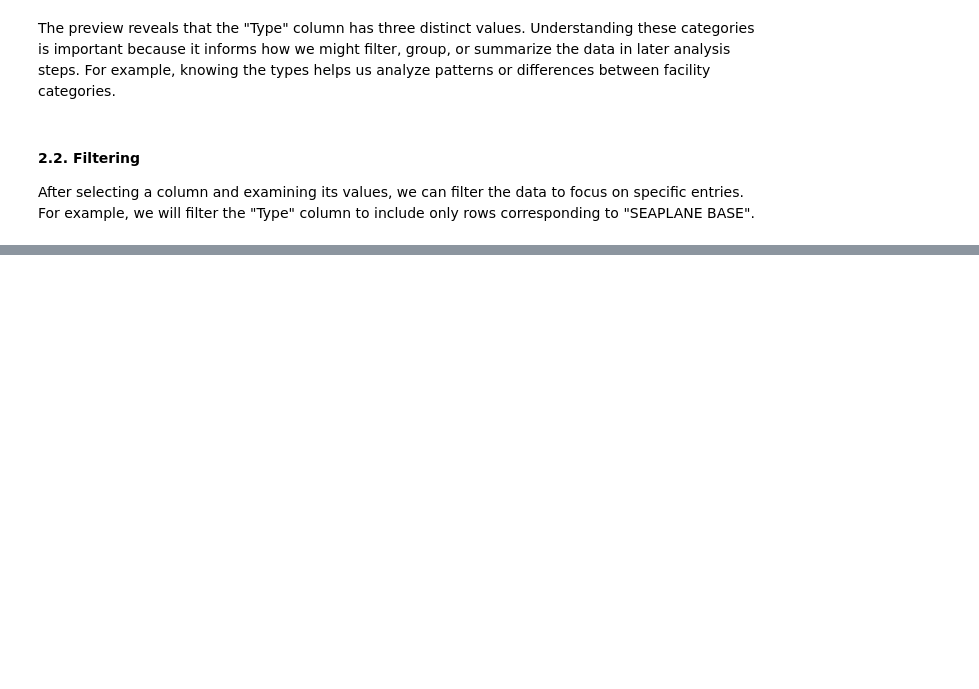
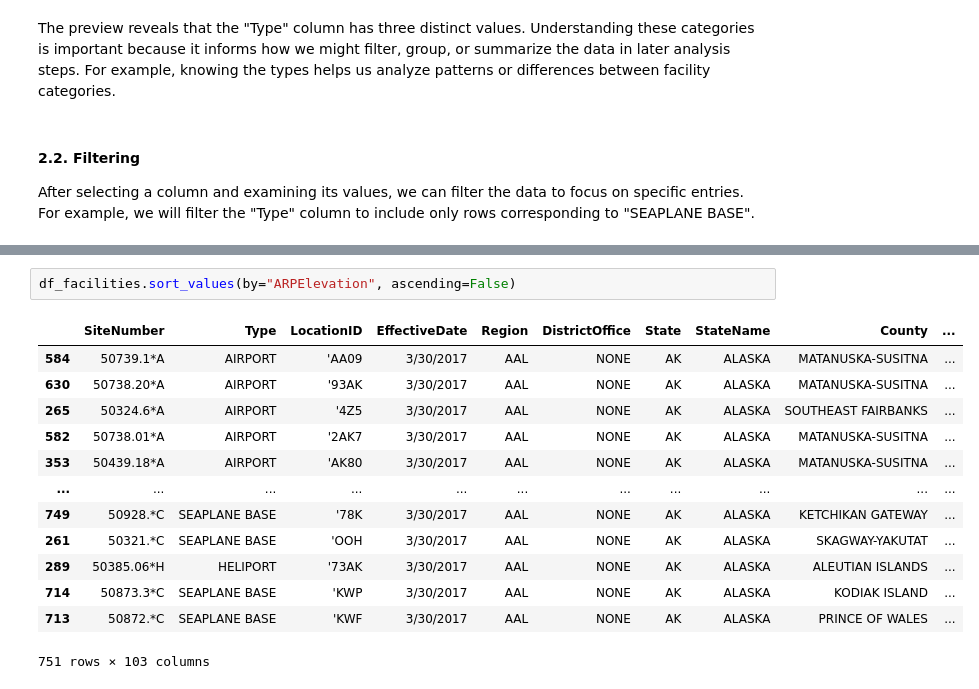
Before and after one commit to oktavianuu/data-analysis, a Jupyter notebook: analysing-spreadsheet-data-with-python/analysing_spreadsheet.ipynb, the cells around one changed output, grey strips where cells are left out. Saved outputs shown, nothing was run; the diff lists cells and outputs as text; blank space fills up the shorter version.

```diff
--- a/analysing-spreadsheet-data-with-python/analysing_spreadsheet.ipynb
+++ b/analysing-spreadsheet-data-with-python/analysing_spreadsheet.ipynb
@@ -100,0 +120,16 @@ Name: Type, Length: 751, dtype: bool
+# %%
+df_facilities.sort_values(by="ARPElevation", ascending=False)
+# %% [output]
+|  | SiteNumber | Type | LocationID | EffectiveDate | Region | DistrictOffice | State | StateName | County | ... |
+| 584 | 50739.1*A | AIRPORT | 'AA09 | 3/30/2017 | AAL | NONE | AK | ALASKA | MATANUSKA-SUSITNA | ... |
+| 630 | 50738.20*A | AIRPORT | '93AK | 3/30/2017 | AAL | NONE | AK | ALASKA | MATANUSKA-SUSITNA | ... |
+| 265 | 50324.6*A | AIRPORT | '4Z5 | 3/30/2017 | AAL | NONE | AK | ALASKA | SOUTHEAST FAIRBANKS | ... |
+| 582 | 50738.01*A | AIRPORT | '2AK7 | 3/30/2017 | AAL | NONE | AK | ALASKA | MATANUSKA-SUSITNA | ... |
+| 353 | 50439.18*A | AIRPORT | 'AK80 | 3/30/2017 | AAL | NONE | AK | ALASKA | MATANUSKA-SUSITNA | ... |
+| ... | ... | ... | ... | ... | ... | ... | ... | ... | ... | ... |
+| 749 | 50928.*C | SEAPLANE BASE | '78K | 3/30/2017 | AAL | NONE | AK | ALASKA | KETCHIKAN GATEWAY | ... |
+| 261 | 50321.*C | SEAPLANE BASE | 'OOH | 3/30/2017 | AAL | NONE | AK | ALASKA | SKAGWAY-YAKUTAT | ... |
+| 289 | 50385.06*H | HELIPORT | '73AK | 3/30/2017 | AAL | NONE | AK | ALASKA | ALEUTIAN ISLANDS | ... |
+| 714 | 50873.3*C | SEAPLANE BASE | 'KWP | 3/30/2017 | AAL | NONE | AK | ALASKA | KODIAK ISLAND | ... |
+| 713 | 50872.*C | SEAPLANE BASE | 'KWF | 3/30/2017 | AAL | NONE | AK | ALASKA | PRINCE OF WALES | ... |
+751 rows × 103 columns
```
Also changed, not shown: parts of 16 cells of this notebook, 1 other file.
